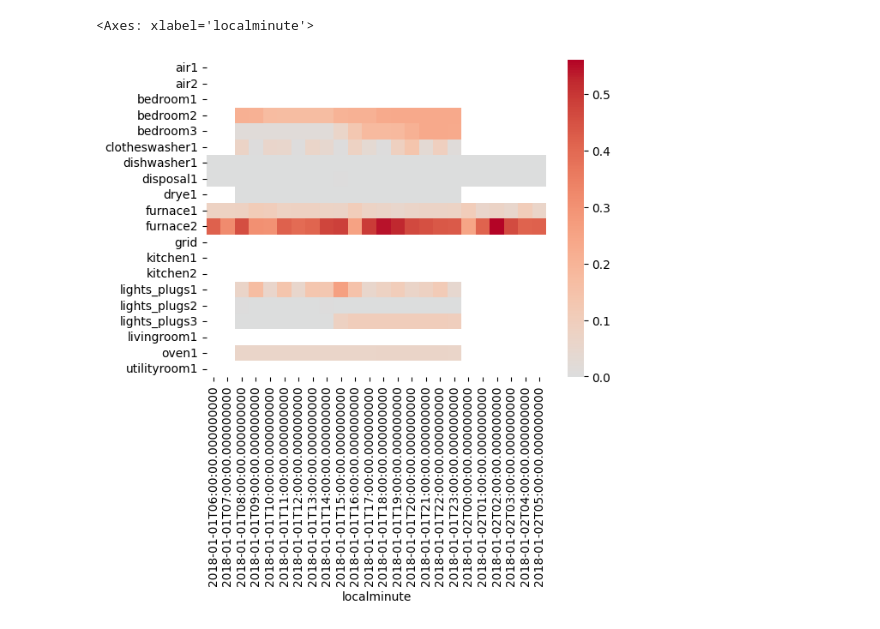
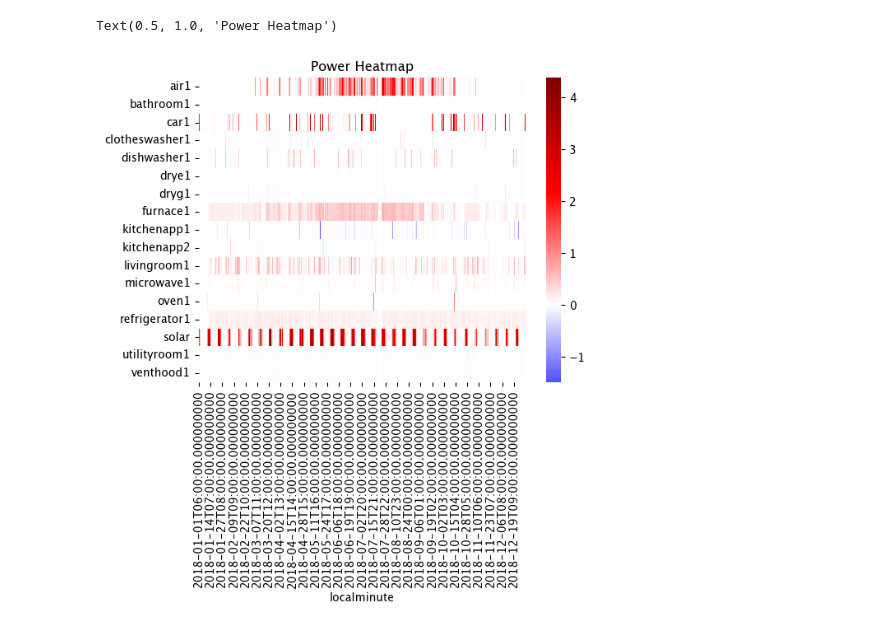
Before and after one commit to jackellishsieh/residential-power-forecasting, a Jupyter notebook: notebooks/pmn/pmn-pecan-eda.ipynb, the cells around one changed output. Drawn from its saved outputs; the diff is of its cells as text; code cells hidden in the pictures.

```diff
--- a/notebooks/pmn/pmn-pecan-eda.ipynb
+++ b/notebooks/pmn/pmn-pecan-eda.ipynb
@@ -92,10 +99,11 @@ def get_single_home(homeid):
     df_home.index = pd.to_datetime(df_home.index, utc = True)
     return df_home
 # %%
-df_home = get_single_home(9922)
+df_home = get_single_home(1642)
 df_home_hourly = df_home.resample("H").mean()
 # %%
-sns.heatmap(data = df_home_hourly.T.iloc[:, :24], cmap = "coolwarm", center = 0)
+sns.heatmap(data = df_home_hourly.drop(columns = "grid").T, cmap = "seismic", center = 0)
+plt.title("Power Heatmap")
 # %% [output]
-<Axes: xlabel='localminute'>
+Text(0.5, 1.0, 'Power Heatmap')
-[figure, old version]
+[figure, new version]
```
Also changed, not shown: parts of 5 cells of this notebook, 2 other files.
